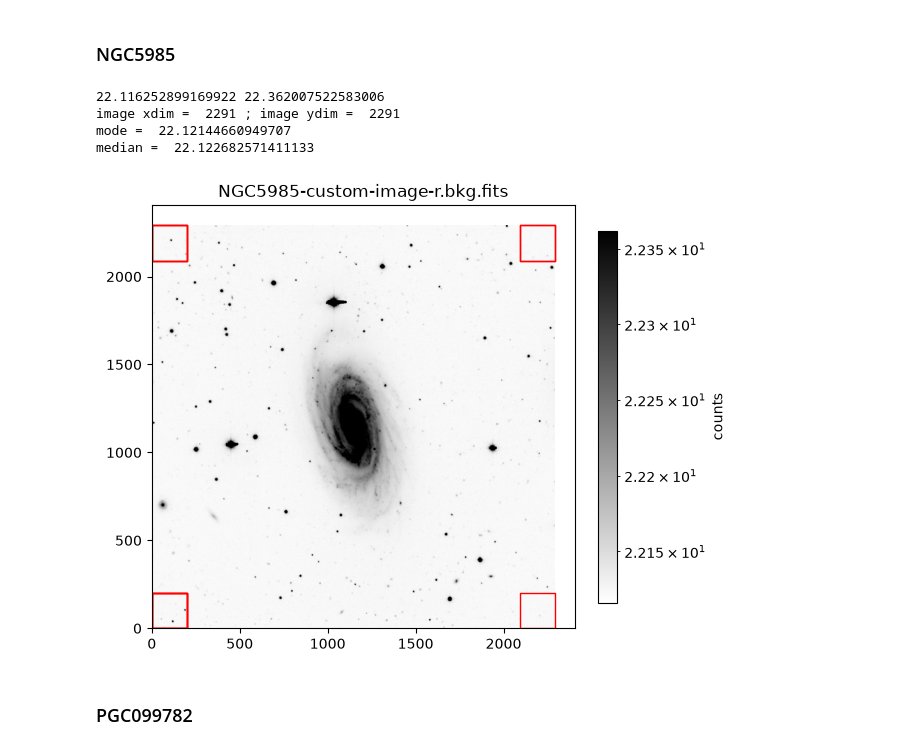
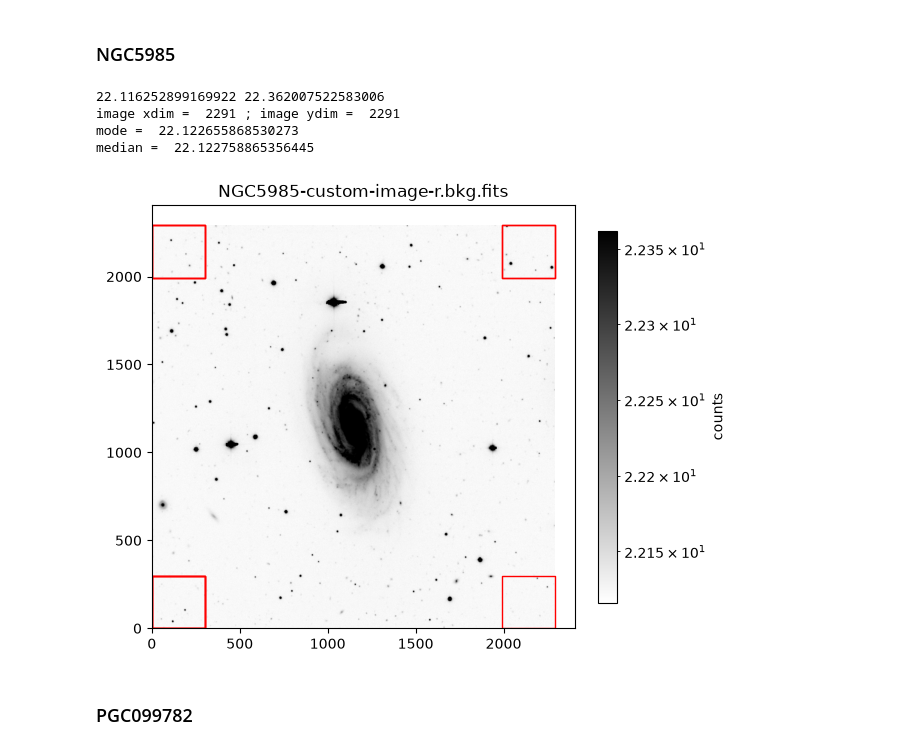
Before and after one commit to gabibolfing/SurfacePhotometry_student, a Jupyter notebook: surface_photometry_student.ipynb, the cells around one changed output. Cells and saved outputs as stored; diff of their text form; code cells hidden in the pictures.

```diff
--- a/surface_photometry_student.ipynb
+++ b/surface_photometry_student.ipynb
@@ -266,7 +266,7 @@ imname[galname] = 'NGC5198-custom-image-r.bkg.fits'
 data[galname],header[galname] = fits.getdata(imname[galname], header=True)
 
 #the size of the background squares
-bkgdim[galname]= 200
+bkgdim[galname]= 100
 
 #plot image with background regions
 bkgmode[galname],bkgmed[galname] = bkgregplot(
@@ -282,24 +282,24 @@ median =  5.349852085113525
 # %%
 #*******************
 #write your code here
 galname = 'NGC5985'
 imname[galname] = 'NGC5985-custom-image-r.bkg.fits'
 
 #read fits image
 data[galname],header[galname] = fits.getdata(imname[galname], header=True)
 
 #the size of the background squares
-bkgdim[galname]= 200
+bkgdim[galname]= 300
 
 #plot image with background regions
 bkgmode[galname],bkgmed[galname] = bkgregplot(
     data[galname], header[galname], imname[galname], bkgdim[galname], fig, ax)
 # %% [output]
 22.116252899169922 22.362007522583006
 image xdim =  2291 ; image ydim =  2291
-mode =  22.12144660949707
-median =  22.122682571411133
+mode =  22.122655868530273
+median =  22.122758865356445
-[figure, old version]
+[figure, new version]
 # %% [markdown]
 ### PGC099782
 # %%
```
Also changed, not shown: parts of 11 cells of this notebook.
